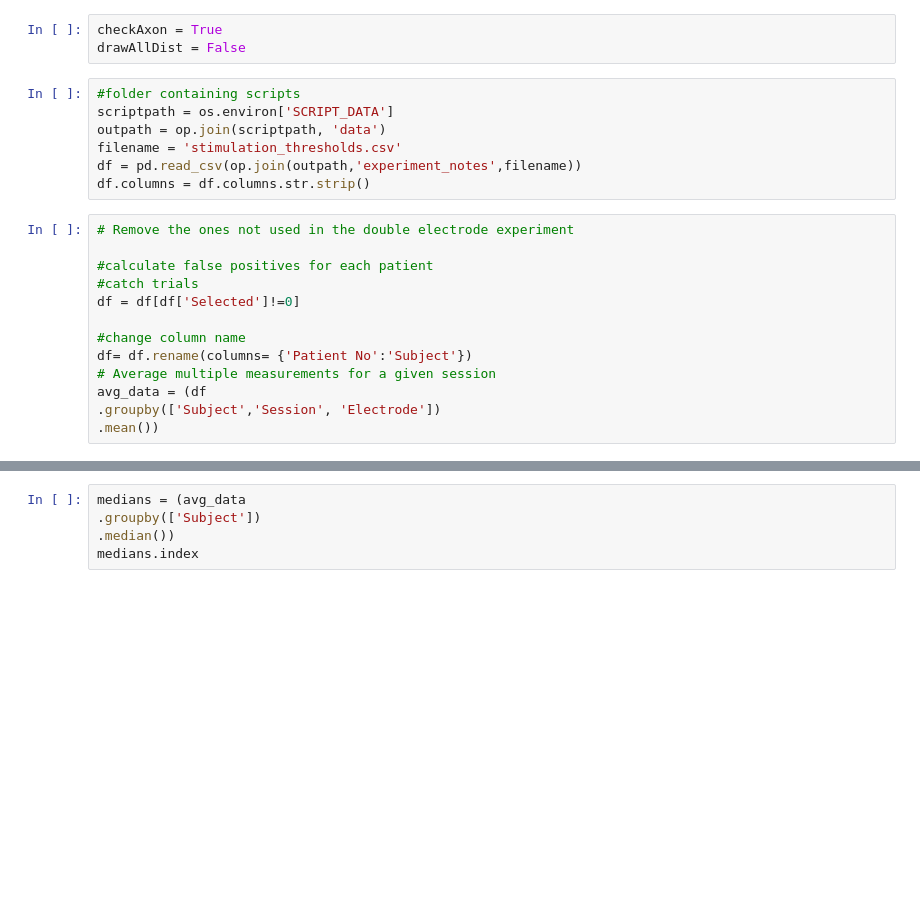
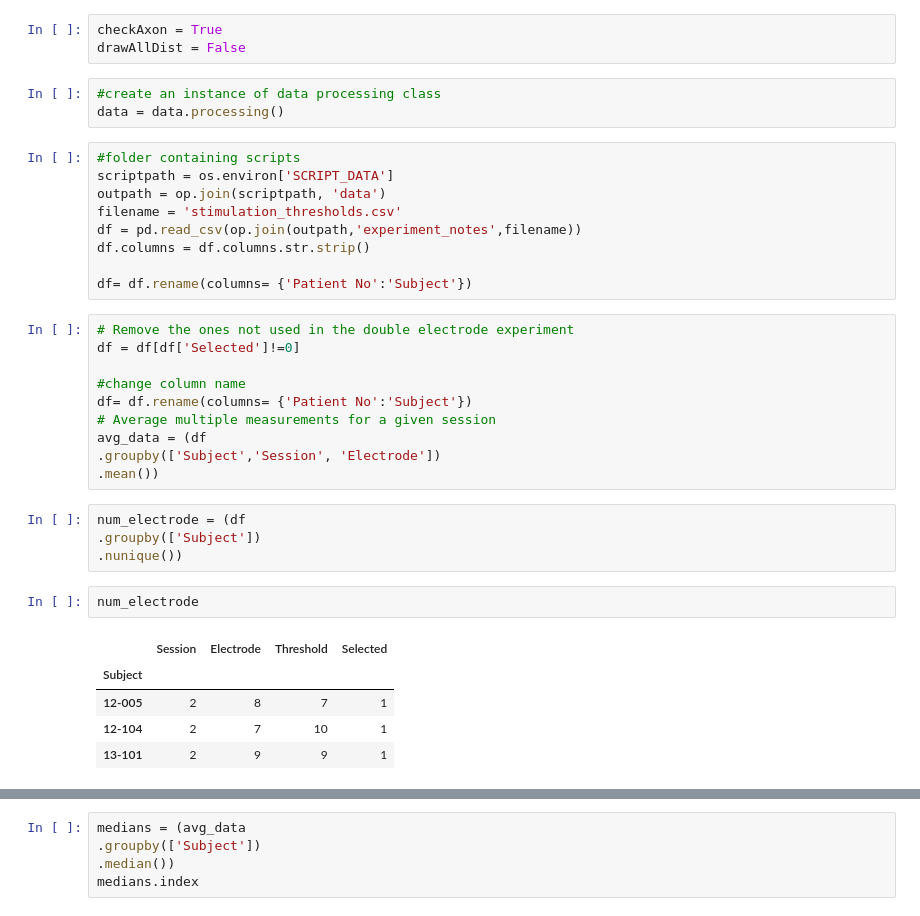
Before and after one commit to VisCog/Argus_current_spread, a Jupyter notebook: Python/code/Table-3.ipynb, the cells around one changed output, grey strips where cells are left out. Cells and saved outputs as stored; diff of their text form; blank space fills up the shorter version.

```diff
--- a/Python/code/Table-3.ipynb
+++ b/Python/code/Table-3.ipynb
@@ -9,6 +9,9 @@ import matplotlib.pyplot as plt
 # %%
 checkAxon = True
 drawAllDist = False
+# %%
+#create an instance of data processing class
+data = data.processing()
 # %%
 #folder containing scripts
 scriptpath = os.environ['SCRIPT_DATA']
@@ -16,11 +19,10 @@ outpath = op.join(scriptpath, 'data')
 filename = 'stimulation_thresholds.csv'
 df = pd.read_csv(op.join(outpath,'experiment_notes',filename))
 df.columns = df.columns.str.strip()
+
+df= df.rename(columns= {'Patient No':'Subject'})
 # %%
 # Remove the ones not used in the double electrode experiment
-
-#calculate false positives for each patient
-#catch trials
 df = df[df['Selected']!=0]
 
 #change column name
@@ -29,5 +31,17 @@ df= df.rename(columns= {'Patient No':'Subject'})
 avg_data = (df
 .groupby(['Subject','Session', 'Electrode'])
 .mean())
+# %%
+num_electrode = (df
+.groupby(['Subject'])
+.nunique())
+# %%
+num_electrode
+# %% [output]
+|  | Session | Electrode | Threshold | Selected |
+| Subject |  |  |  |  |
+| 12-005 | 2 | 8 | 7 | 1 |
+| 12-104 | 2 | 7 | 10 | 1 |
+| 13-101 | 2 | 9 | 9 | 1 |
 # %%
 # individual electrodes
```
Also changed, not shown: parts of 1 cell of this notebook, 4 other files.
